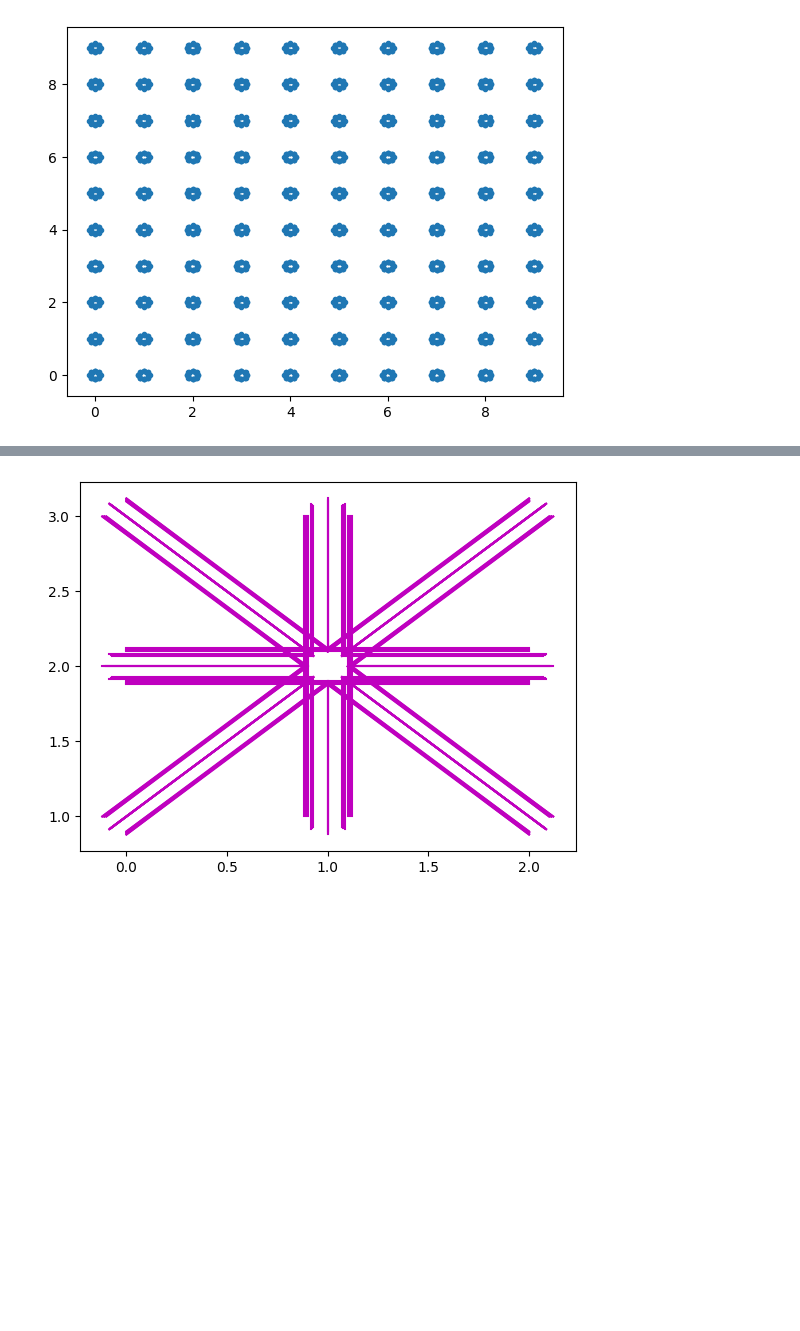
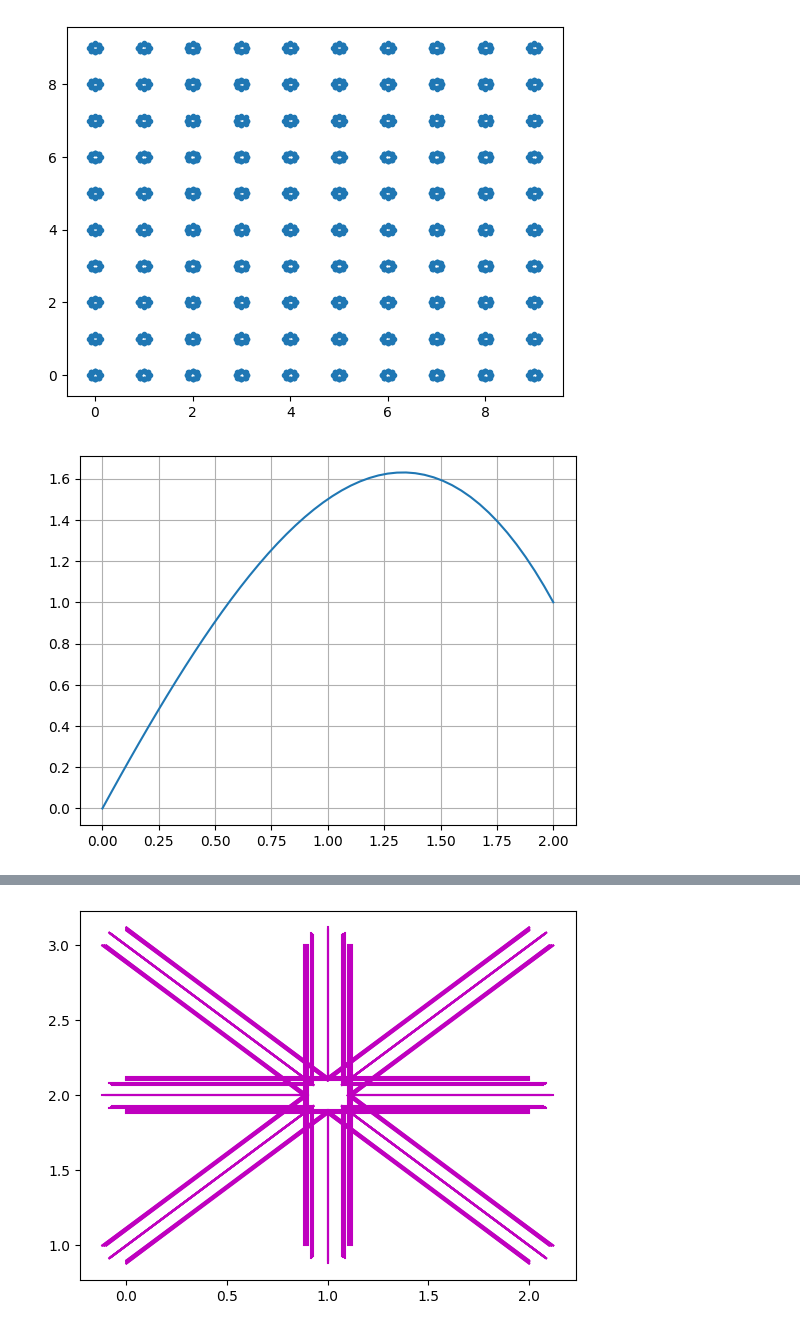
Before and after one commit to arthurrichards77/smply, a Jupyter notebook: grid_states.ipynb, the cells around one changed output, grey strips where cells are left out. Cells and saved outputs as stored; diff of their text form; code cells hidden in the pictures; blank space fills up the shorter version.

Commit message:
Experiments with fitting cubic

```diff
--- a/grid_states.ipynb
+++ b/grid_states.ipynb
@@ -34,3 +34,28 @@ plt.plot([p[0]+vel_scale*p[2] for p in grid_points],[p[1]+vel_scale*p[3] for p i
 [figure]
 # %%
 cost_matrix = np.inf*np.ones((num_points,num_points))
+# %%
+p0 = 0
+v0 = 2
+p1 = 1
+v1 = -2
+
+T = 2.0
+
+def fit_cubic(p0,p1,v0,v1,T):
+    a = p0
+    b = T*v0
+    c = 3*(p1-p0) - T*v1 - 2*T*v0
+    d = T*v1 + T*v0 - 2*(p1-p0)
+    return a,b,c,d
+
+a,b,c,d = fit_cubic(p0,p1,v0,v1,T)
+
+t = np.linspace(0,T,50)
+s = t/T
+p = a + b*s + c*(s**2) + d*(s**3)
+plt.plot(t,p)
+plt.grid('on')
+plt.show()
+# %% [output]
+[figure, added]
```
Also changed, not shown: parts of 6 cells of this notebook.
